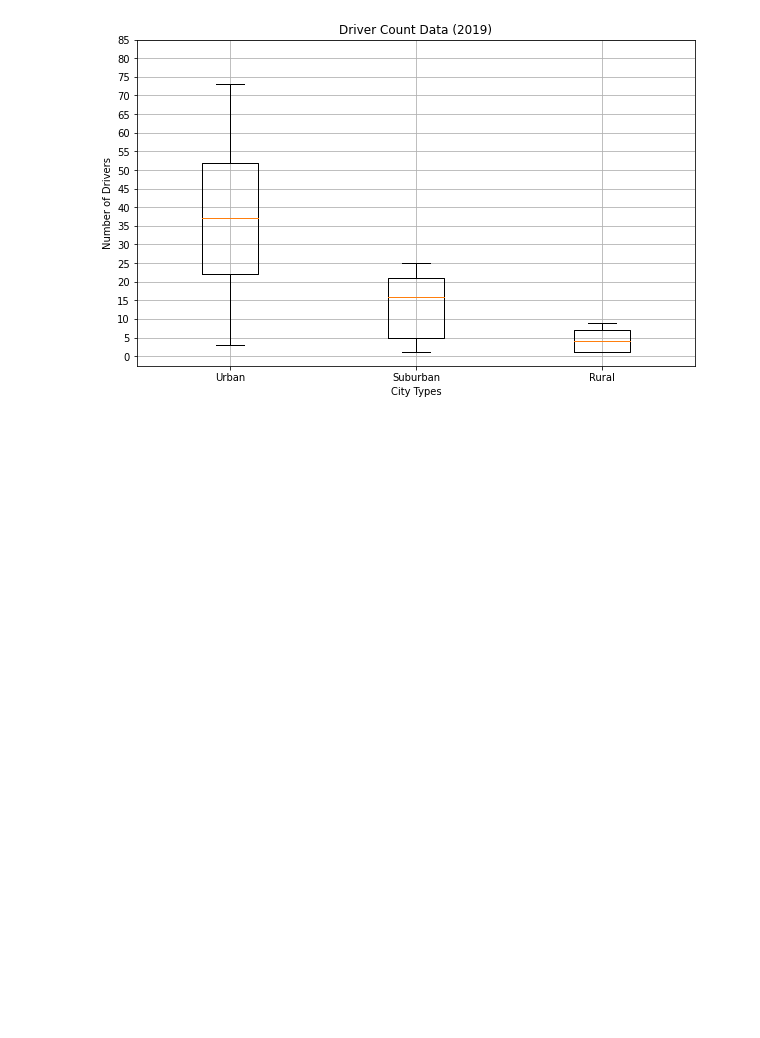
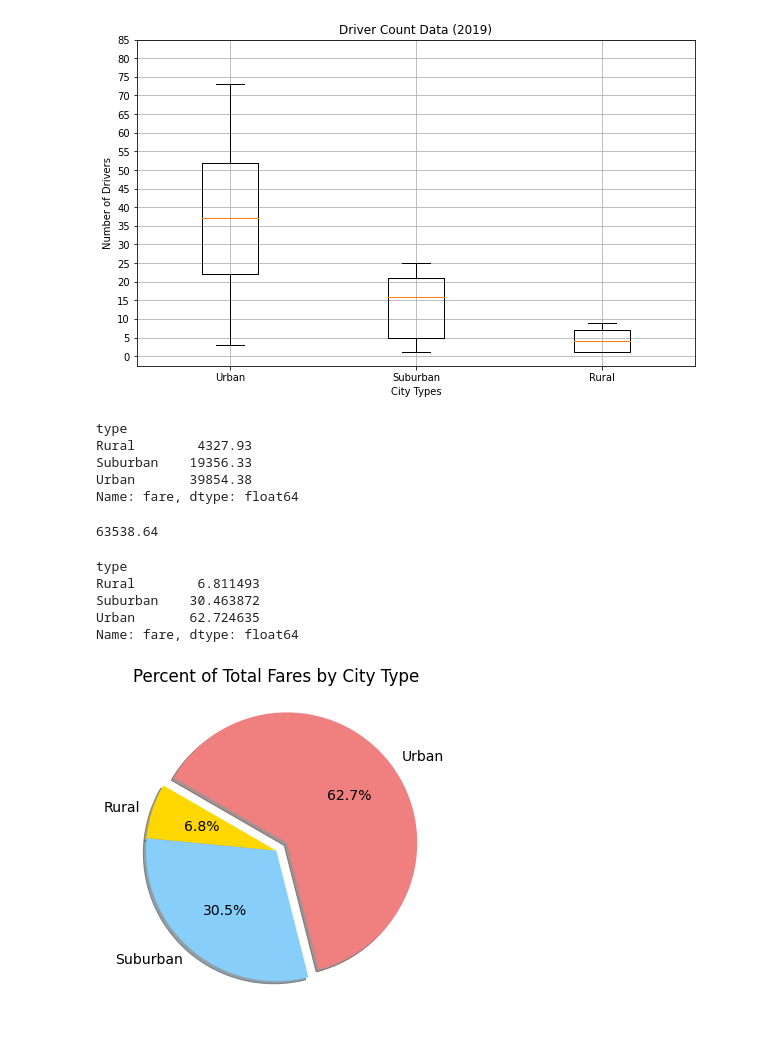
Before and after one commit to Mots94/PyBer_Analysis, a Jupyter notebook: PyBer.ipynb, the cells around one changed output. Drawn from its saved outputs; the diff is of its cells as text; code cells hidden in the pictures; blank space fills up the shorter version.

Commit message:
Pie chart for total fares by city

```diff
--- a/PyBer.ipynb
+++ b/PyBer.ipynb
@@ -687,3 +682,45 @@ ax.grid()
 plt.show()
 # %% [output]
 [figure]
+# %%
+total_fares_types = pyber_data_df.groupby(['type']).sum()['fare']
+
+total_fares_types
+# %% [output]
+type
+Rural        4327.93
+Suburban    19356.33
+Urban       39854.38
+Name: fare, dtype: float64
+# %%
+total_fares = pyber_data_df['fare'].sum()
+
+total_fares
+# %% [output]
+63538.64
+# %%
+type_percents = total_fares_types / total_fares * 100
+
+type_percents
+# %% [output]
+type
+Rural        6.811493
+Suburban    30.463872
+Urban       62.724635
+Name: fare, dtype: float64
+# %%
+import matplotlib as mpl
+
+fig, ax = plt.subplots(figsize=(10, 6))
+ax.pie(type_percents,
+    labels=['Rural', 'Suburban', 'Urban',],
+    colors=['gold', 'lightskyblue', 'lightcoral'],
+    explode=[0, 0, 0.1],
+    autopct='%1.1f%%',
+    shadow=True,
+    startangle=150)
+ax.set_title('Percent of Total Fares by City Type')
+mpl.rcParams['font.size'] = 17
+plt.show()
+# %% [output]
+[figure, added]
```
Also changed, not shown: parts of 2 cells of this notebook, 1 other file.
